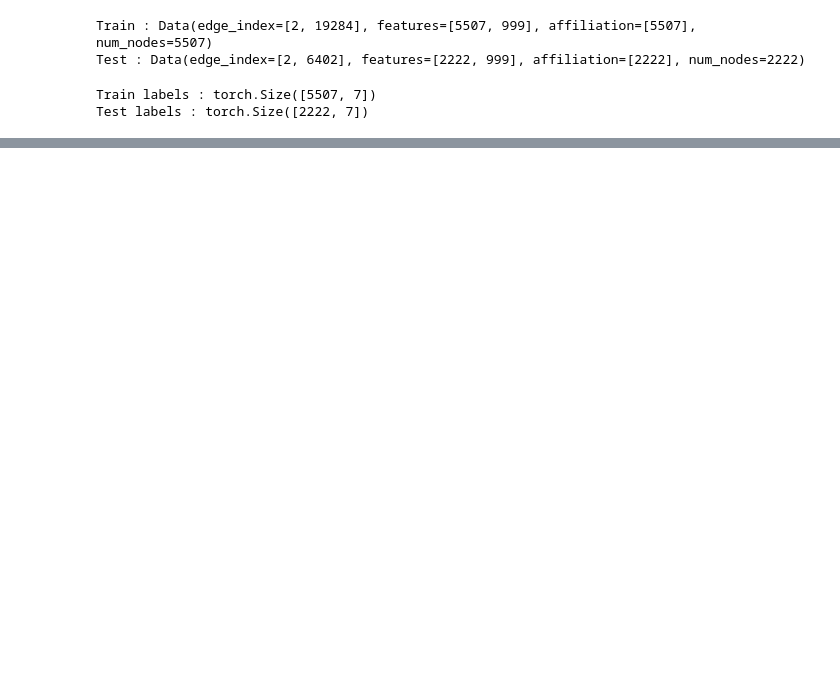
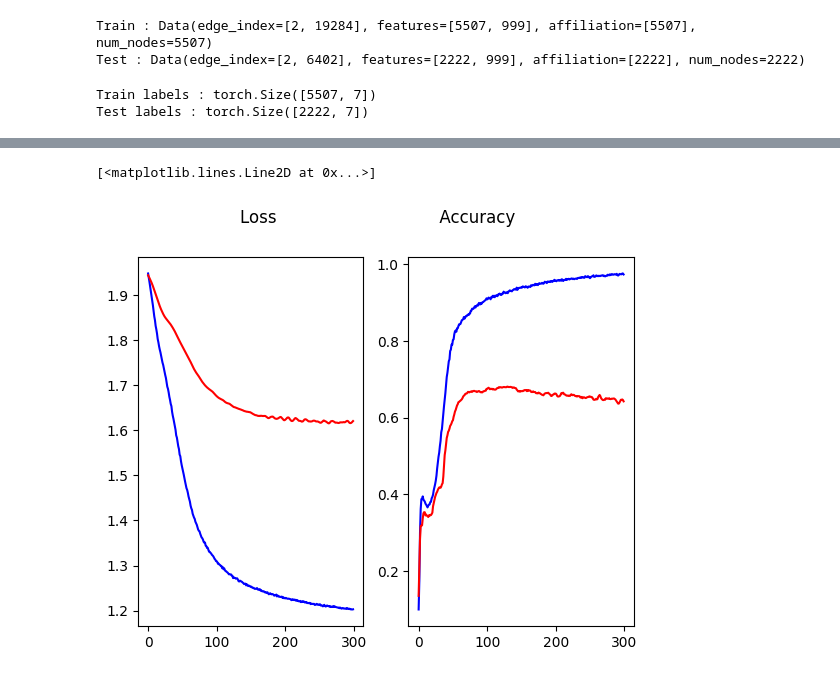
Before and after one commit to Yufu0/classification_graphs, a Jupyter notebook: train.ipynb, the cells around one changed output, grey strips where cells are left out. Drawn from its saved outputs; the diff is of its cells as text; code cells hidden in the pictures; blank space fills up the shorter version.

```diff
--- a/train.ipynb
+++ b/train.ipynb
@@ -110,3 +195,41 @@ def train(model, graph_train, graph_test, epoches):
                 print('Epoch %d | Loss Train : %.4f | Train Accuracy : %.4f | Loss Test: %.4f | Test Accuracy: %.4f' % (epoch, loss_train.item(), train_acc, loss_test.item(), test_acc))
 
     return list_loss_train, list_loss_test, list_train_acc, list_test_acc
+# %%
+class GCN_1(torch.nn.Module):
+    def __init__(self, hidden_channels):
+        super(GCN_1, self).__init__()
+        self.conv1 = GCNConv(num_features, hidden_channels)
+        self.out = nn.Linear(hidden_channels, num_classes)
+
+    def forward(self, x, edge_index):
+        # Message Passing Layer
+        x = self.conv1(x, edge_index)
+        x = x.relu()
+        x = F.dropout(x, p=0.3, training=self.training)
+
+
+        # Output layer + softmax
+        x = self.out(x)
+        x = F.softmax(x, dim=1)
+        return x
+# %%
+model_gcn1 = GCN_1(hidden_channels=64)
+device = torch.device("cuda" if torch.cuda.is_available() else "cpu")
+model_gcn1 = model_gcn1.to(device)
+graph_train_torch = graph_train_torch.to(device)
+graph_test_torch = graph_test_torch.to(device)
+list_loss_train, list_loss_test, list_train_acc, list_test_acc = train(
+    model_gcn1,
+    graph_train_torch,
+    graph_test_torch,
+    300
+)
+
+fig, (ax1, ax2) = plt.subplots(1, 2)
+fig.suptitle('Loss                               Accuracy')
+ax1.plot(list_loss_train, color='blue')
+ax1.plot(list_loss_test, color='red')
+ax2.plot(list_train_acc, color='blue')
+ax2.plot(list_test_acc, color='red')
+# %% [output]
@@ -112,0 +253,2 @@ def train(model, graph_train, graph_test, epoches):
+[<matplotlib.lines.Line2D at 0x...>]
+[figure, added]
```
Also changed, not shown: parts of 16 cells of this notebook.
